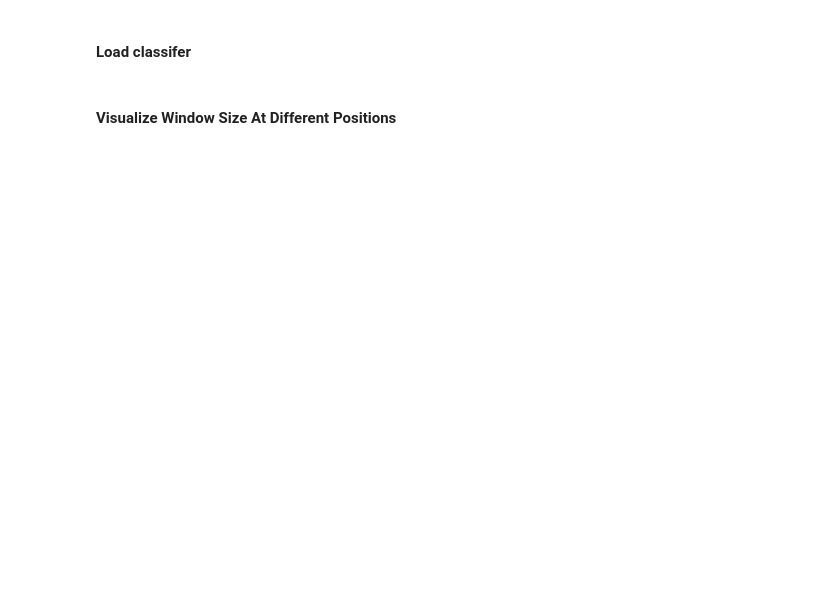
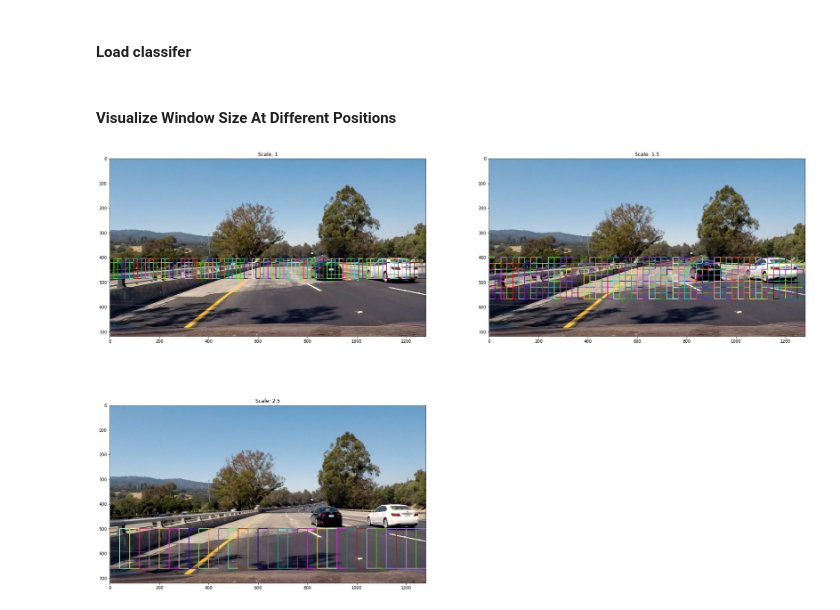
Before and after one commit to agamyo168/Lane-Detection, a Jupyter notebook: HOG/vehicle_detection.ipynb, the cells around one changed output. Drawn from its saved outputs; the diff is of its cells as text; code cells hidden in the pictures; blank space fills up the shorter version.

```diff
--- a/HOG/vehicle_detection.ipynb
+++ b/HOG/vehicle_detection.ipynb
@@ -327,11 +329,0 @@ params['ystart_ystop_scale'] = [(405, 510, 1),(400, 600, 1.5), (500, 710, 2.5) ]
-# %%
-def draw_boxes(img, bboxes, thickness=2):
-    imcopy = [np.copy(img),np.copy(img),np.copy(img)]
-    color=[(255, 0, 0),(0, 255, 0),(0, 0, 255)]
-    for i in range(len(bboxes)):
-        for bbox in bboxes[i]:
-            cv2.rectangle(img=imcopy[i], pt1=bbox[0], pt2=bbox[1],
-                          color=color[i], thickness=thickness)
-    return imcopy
-# %% [markdown]
-#### Visualize Window Size At Different Positions
@@ -358,0 +344,22 @@ plt.savefig('../output_images/bbox_vis.png')
+# %%
+def draw_boxes(img, bboxes, thickness=2):
+    imcopy = [np.copy(img),np.copy(img),np.copy(img)]
+    for i in range(len(bboxes)):
+        for bbox in bboxes[i]:
+            r = random.randint(0,255)
+            g = random.randint(0,255)
+            b = random.randint(0,255)
+            color = (r,g,b)
+            cv2.rectangle(img=imcopy[i], pt1=bbox[0], pt2=bbox[1],
+                          color=color, thickness=thickness)
+    return imcopy
+# %% [markdown]
+#### Visualize Window Size At Different Positions
+# %%
+warnings.filterwarnings("ignore",category=DeprecationWarning)
+detection_img = test_images[5]
+detected,visited = detect_cars(detection_img,params,visualization = True)
+window_capture = draw_boxes(detection_img, visited)
+display_images(window_capture,len(window_capture)//2+1,2,text=["Scale: 1","Scale: 1.5", "Scale: 2.5"],axis="on")
+# %% [output]
+[figure, added]
```
Also changed, not shown: parts of 13 cells of this notebook.
